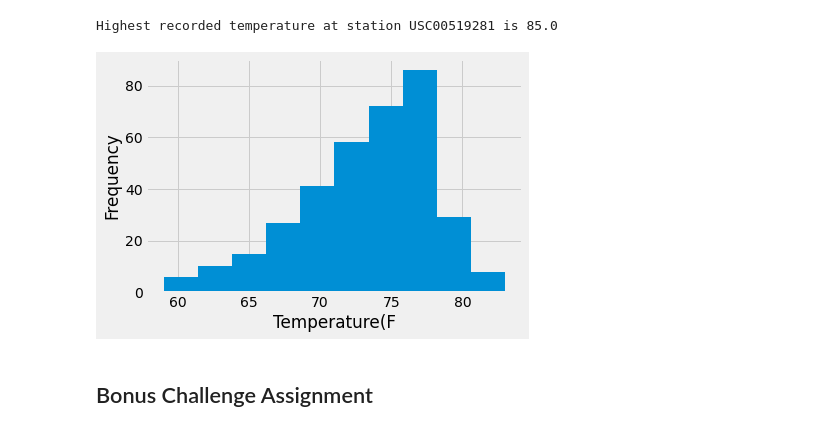
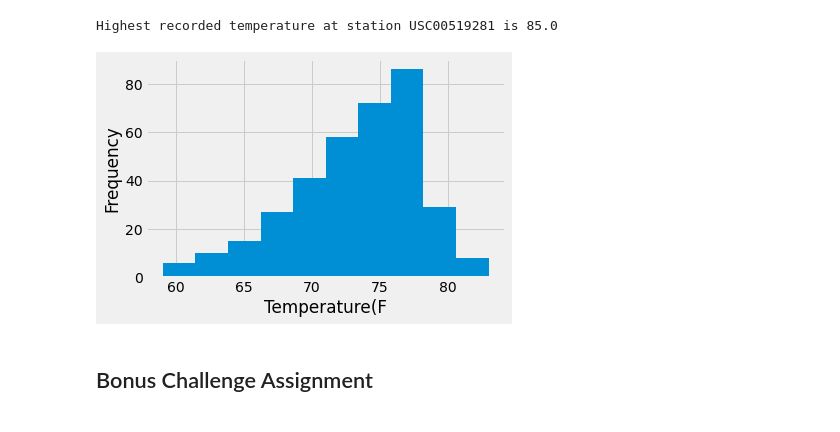
Before and after one commit to potterc22/sqlalchemy-challenge, a Jupyter notebook: climate_starter.ipynb, the cells around one changed output. Saved outputs shown, nothing was run; the diff lists cells and outputs as text; code cells hidden in the pictures.

```diff
--- a/climate_starter.ipynb
+++ b/climate_starter.ipynb
@@ -145,13 +147,15 @@ Highest recorded temperature at station USC00519281 is 85.0
 # %%
 # Choose the station with the highest number of temperature observations.
 # Query the last 12 months of temperature observation data for this station and plot the results as a histogram
 USC00519281 = pd.read_sql("select tobs from measurement where date >= '2016-08-23' and station='USC00519281' group by date order by date", engine)
 plt.hist(USC00519281['tobs'])
 plt.xlabel('Temperature(F')
 plt.ylabel('Frequency')
+plt.tight_layout()
+plt.savefig("Images/temp_histogram.png")
 plt.show()
 # %% [output]
-[figure, old version]
+[figure, new version]
 # %% [markdown]
 ## Bonus Challenge Assignment
 # %%
```
Also changed, not shown: parts of 3 cells of this notebook, 9 other files.
